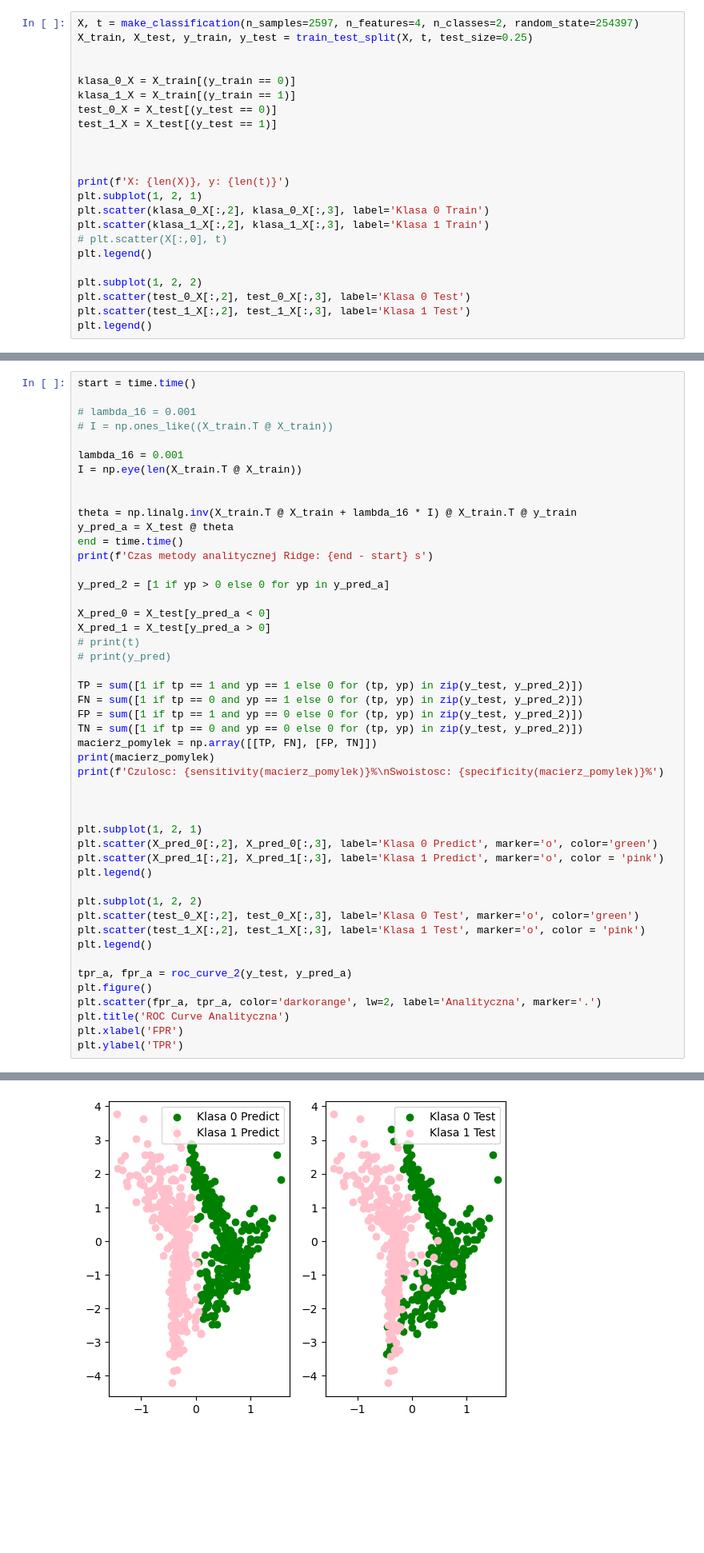
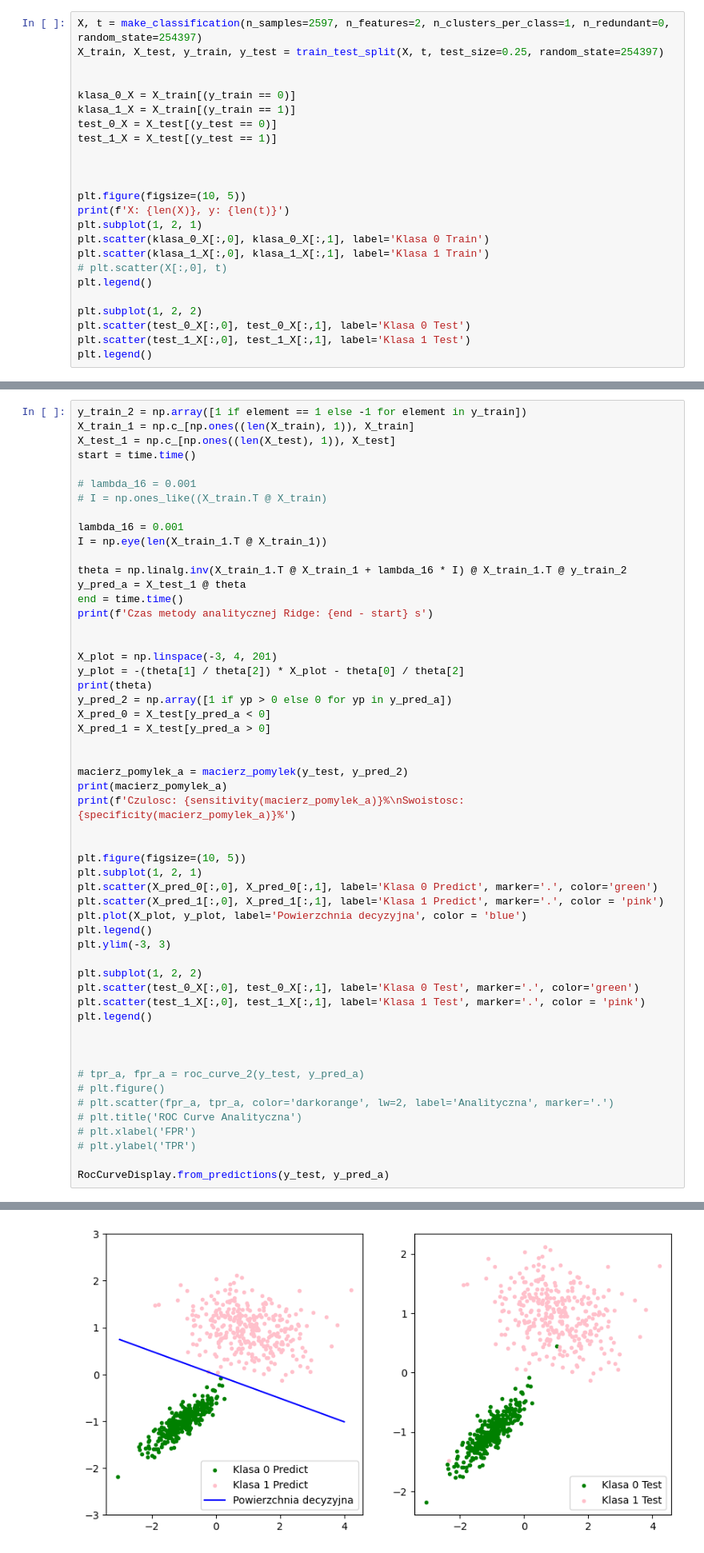
Before and after one commit to HaZhul/ML-models, a Jupyter notebook: PUM2/2_254397_Dominik_Pabiniak.ipynb, the cells around one changed output, grey strips where cells are left out. Shown at 80% size. Saved outputs shown, nothing was run; the diff lists cells and outputs as text; blank space fills up the shorter version.

```diff
--- a/PUM2/2_254397_Dominik_Pabiniak.ipynb
+++ b/PUM2/2_254397_Dominik_Pabiniak.ipynb
@@ -42,6 +58,6 @@ def roc_curve_2(y_test, y_pred):
 # %%
-X, t = make_classification(n_samples=2597, n_features=4, n_classes=2, random_state=254397)
-X_train, X_test, y_train, y_test = train_test_split(X, t, test_size=0.25)
+X, t = make_classification(n_samples=2597, n_features=2, n_clusters_per_class=1, n_redundant=0, random_state=254397)
+X_train, X_test, y_train, y_test = train_test_split(X, t, test_size=0.25, random_state=254397)
 
 
 klasa_0_X = X_train[(y_train == 0)]
@@ -51,16 +67,17 @@ test_1_X = X_test[(y_test == 1)]
 
 
 
+plt.figure(figsize=(10, 5))
 print(f'X: {len(X)}, y: {len(t)}')
 plt.subplot(1, 2, 1)
-plt.scatter(klasa_0_X[:,2], klasa_0_X[:,3], label='Klasa 0 Train')
-plt.scatter(klasa_1_X[:,2], klasa_1_X[:,3], label='Klasa 1 Train')
+plt.scatter(klasa_0_X[:,0], klasa_0_X[:,1], label='Klasa 0 Train')
+plt.scatter(klasa_1_X[:,0], klasa_1_X[:,1], label='Klasa 1 Train')
 # plt.scatter(X[:,0], t)
 plt.legend()
 
 plt.subplot(1, 2, 2)
-plt.scatter(test_0_X[:,2], test_0_X[:,3], label='Klasa 0 Test')
-plt.scatter(test_1_X[:,2], test_1_X[:,3], label='Klasa 1 Test')
+plt.scatter(test_0_X[:,0], test_0_X[:,1], label='Klasa 0 Test')
+plt.scatter(test_1_X[:,0], test_1_X[:,1], label='Klasa 1 Test')
 plt.legend()
 # %% [output]
 X: 2597, y: 2597
@@ -69,49 +86,55 @@ X: 2597, y: 2597
 # %%
+y_train_2 = np.array([1 if element == 1 else -1 for element in y_train])
+X_train_1 = np.c_[np.ones((len(X_train), 1)), X_train]
+X_test_1 = np.c_[np.ones((len(X_test), 1)), X_test]
 start = time.time()
 
 # lambda_16 = 0.001
-# I = np.ones_like((X_train.T @ X_train))
+# I = np.ones_like((X_train.T @ X_train)
 
 lambda_16 = 0.001
-I = np.eye(len(X_train.T @ X_train))
+I = np.eye(len(X_train_1.T @ X_train_1))
 
-
-theta = np.linalg.inv(X_train.T @ X_train + lambda_16 * I) @ X_train.T @ y_train
-y_pred_a = X_test @ theta
+theta = np.linalg.inv(X_train_1.T @ X_train_1 + lambda_16 * I) @ X_train_1.T @ y_train_2
+y_pred_a = X_test_1 @ theta
 end = time.time()
 print(f'Czas metody analitycznej Ridge: {end - start} s')
 
-y_pred_2 = [1 if yp > 0 else 0 for yp in y_pred_a]
 
+X_plot = np.linspace(-3, 4, 201)
+y_plot = -(theta[1] / theta[2]) * X_plot - theta[0] / theta[2]
+print(theta)
+y_pred_2 = np.array([1 if yp > 0 else 0 for yp in y_pred_a])
 X_pred_0 = X_test[y_pred_a < 0]
 X_pred_1 = X_test[y_pred_a > 0]
-# print(t)
-# print(y_pred)
 
-TP = sum([1 if tp == 1 and yp == 1 else 0 for (tp, yp) in zip(y_test, y_pred_2)])
-FN = sum([1 if tp == 0 and yp == 1 else 0 for (tp, yp) in zip(y_test, y_pred_2)])
-FP = sum([1 if tp == 1 and yp == 0 else 0 for (tp, yp) in zip(y_test, y_pred_2)])
-TN = sum([1 if tp == 0 and yp == 0 else 0 for (tp, yp) in zip(y_test, y_pred_2)])
-macierz_pomylek = np.array([[TP, FN], [FP, TN]])
-print(macierz_pomylek)
-print(f'Czulosc: {sensitivity(macierz_pomylek)}%\nSwoistosc: {specificity(macierz_pomylek)}%')
+
+macierz_pomylek_a = macierz_pomylek(y_test, y_pred_2)
+print(macierz_pomylek_a)
+print(f'Czulosc: {sensitivity(macierz_pomylek_a)}%\nSwoistosc: {specificity(macierz_pomylek_a)}%')
+
+
+plt.figure(figsize=(10, 5))
+plt.subplot(1, 2, 1)
+plt.scatter(X_pred_0[:,0], X_pred_0[:,1], label='Klasa 0 Predict', marker='.', color='green')
+plt.scatter(X_pred_1[:,0], X_pred_1[:,1], label='Klasa 1 Predict', marker='.', color = 'pink')
+plt.plot(X_plot, y_plot, label='Powierzchnia decyzyjna', color = 'blue')
+plt.legend()
+plt.ylim(-3, 3)
+
+plt.subplot(1, 2, 2)
+plt.scatter(test_0_X[:,0], test_0_X[:,1], label='Klasa 0 Test', marker='.', color='green')
+plt.scatter(test_1_X[:,0], test_1_X[:,1], label='Klasa 1 Test', marker='.', color = 'pink')
+plt.legend()
 
 
 
-plt.subplot(1, 2, 1)
-plt.scatter(X_pred_0[:,2], X_pred_0[:,3], label='Klasa 0 Predict', marker='o', color='green')
-plt.scatter(X_pred_1[:,2], X_pred_1[:,3], label='Klasa 1 Predict', marker='o', color = 'pink')
-plt.legend()
+# tpr_a, fpr_a = roc_curve_2(y_test, y_pred_a)
+# plt.figure()
+# plt.scatter(fpr_a, tpr_a, color='darkorange', lw=2, label='Analityczna', marker='.')
+# plt.title('ROC Curve Analityczna')
+# plt.xlabel('FPR')
+# plt.ylabel('TPR')
 
-plt.subplot(1, 2, 2)
-plt.scatter(test_0_X[:,2], test_0_X[:,3], label='Klasa 0 Test', marker='o', color='green')
-plt.scatter(test_1_X[:,2], test_1_X[:,3], label='Klasa 1 Test', marker='o', color = 'pink')
-plt.legend()
-
-tpr_a, fpr_a = roc_curve_2(y_test, y_pred_a)
-plt.figure()
-plt.scatter(fpr_a, tpr_a, color='darkorange', lw=2, label='Analityczna', marker='.')
-plt.title('ROC Curve Analityczna')
-plt.xlabel('FPR')
-plt.ylabel('TPR')
+RocCurveDisplay.from_predictions(y_test, y_pred_a)
 # %% [output]
@@ -124 +148 @@ Text(0, 0.5, 'TPR')
-[figure, old version]
+[figure, new version]
```
Also changed, not shown: parts of 11 cells of this notebook.
